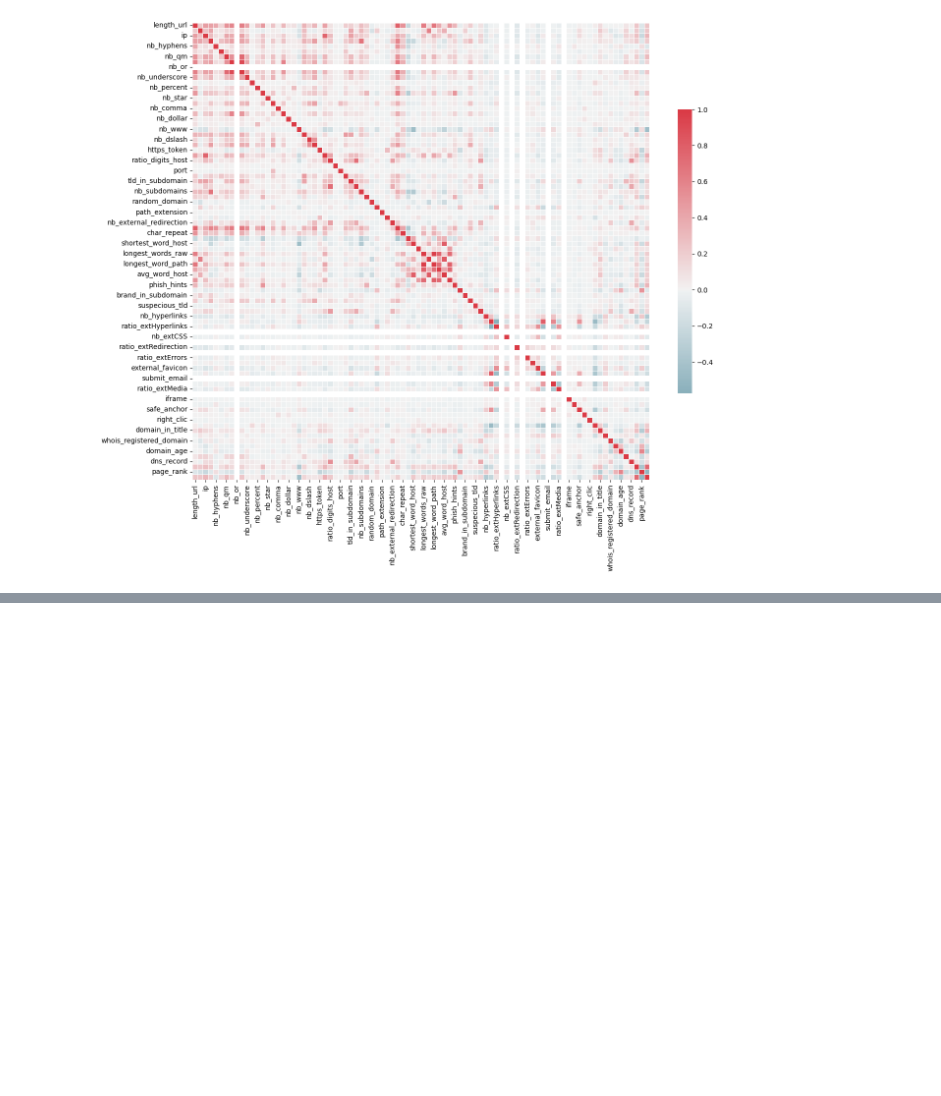
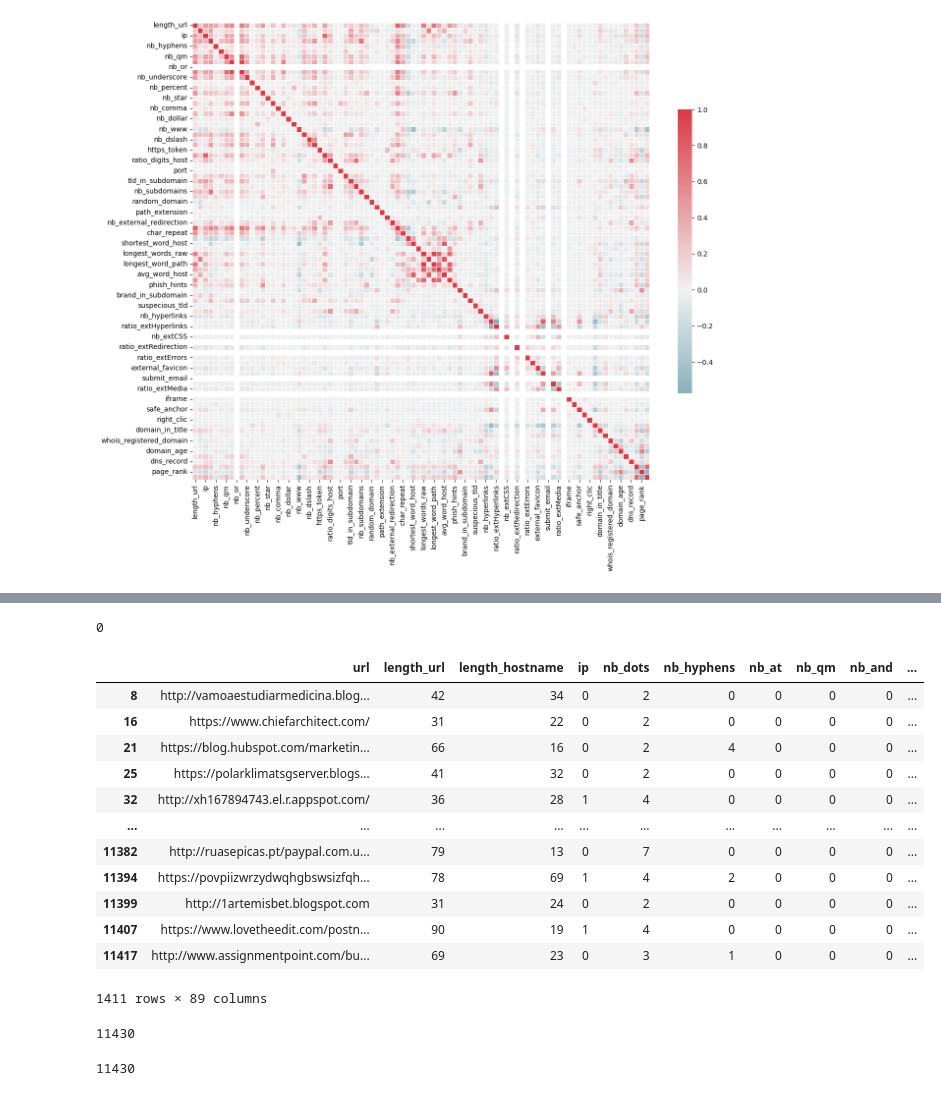
Before and after one commit to a-mankush/Pishing-Alert-X, a Jupyter notebook: notebook/Untitled.ipynb, the cells around one changed output, grey strips where cells are left out. Saved outputs shown, nothing was run; the diff lists cells and outputs as text; code cells hidden in the pictures; blank space fills up the shorter version.

Commit message:
add shortning service function

```diff
--- a/notebook/Untitled.ipynb
+++ b/notebook/Untitled.ipynb
@@ -251,0 +281,29 @@ plt.savefig("corr.png")
+# %%
+import re
+shortening_service("http://www.crestonwood.com/router.php")
+# %% [output]
+0
+# %%
+df[df['shortening_service'] == 1]
+# %% [output]
+|  | url | length_url | length_hostname | ip | nb_dots | nb_hyphens | nb_at | nb_qm | nb_and | ... |
+| 8 | http://vamoaestudiarmedicina.blog... | 42 | 34 | 0 | 2 | 0 | 0 | 0 | 0 | ... |
+| 16 | https://www.chiefarchitect.com/ | 31 | 22 | 0 | 2 | 0 | 0 | 0 | 0 | ... |
+| 21 | https://blog.hubspot.com/marketin... | 66 | 16 | 0 | 2 | 4 | 0 | 0 | 0 | ... |
+| 25 | https://polarklimatsgserver.blogs... | 41 | 32 | 0 | 2 | 0 | 0 | 0 | 0 | ... |
+| 32 | http://xh167894743.el.r.appspot.com/ | 36 | 28 | 1 | 4 | 0 | 0 | 0 | 0 | ... |
+| ... | ... | ... | ... | ... | ... | ... | ... | ... | ... | ... |
+| 11382 | http://ruasepicas.pt/paypal.com.u... | 79 | 13 | 0 | 7 | 0 | 0 | 0 | 0 | ... |
+| 11394 | https://povpiizwrzydwqhgbswsizfqh... | 78 | 69 | 1 | 4 | 2 | 0 | 0 | 0 | ... |
+| 11399 | http://1artemisbet.blogspot.com | 31 | 24 | 0 | 2 | 0 | 0 | 0 | 0 | ... |
+| 11407 | https://www.lovetheedit.com/postn... | 90 | 19 | 1 | 4 | 0 | 0 | 0 | 0 | ... |
+| 11417 | http://www.assignmentpoint.com/bu... | 69 | 23 | 0 | 3 | 1 | 0 | 0 | 0 | ... |
+1411 rows × 89 columns
+# %%
+(df['url'].apply(shortening_service)  == df['shortening_service']).sum()
+# %% [output]
+11430
+# %%
+len(df)
+# %% [output]
+11430
```
Also changed, not shown: parts of 6 cells of this notebook, 2 other files.
